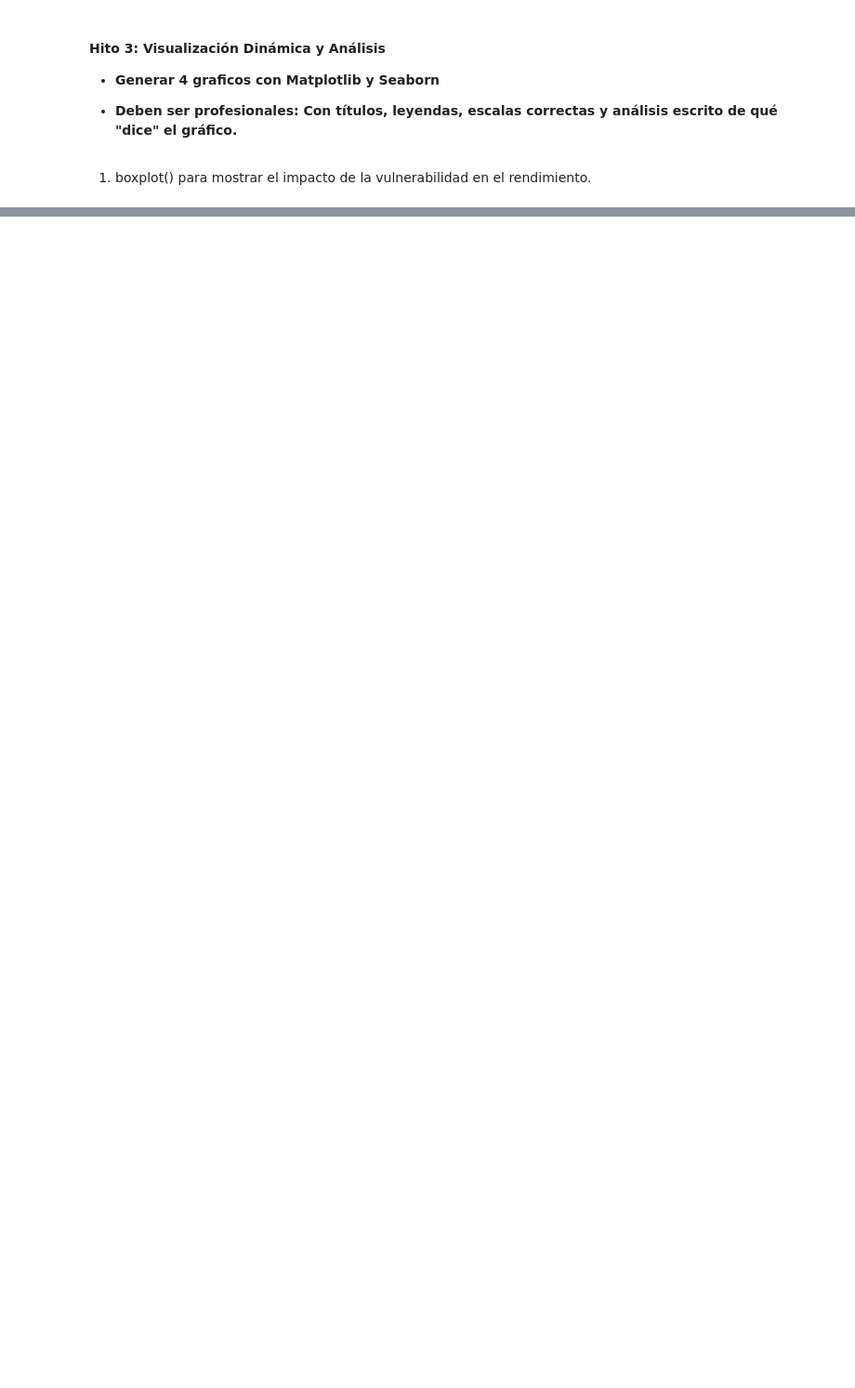
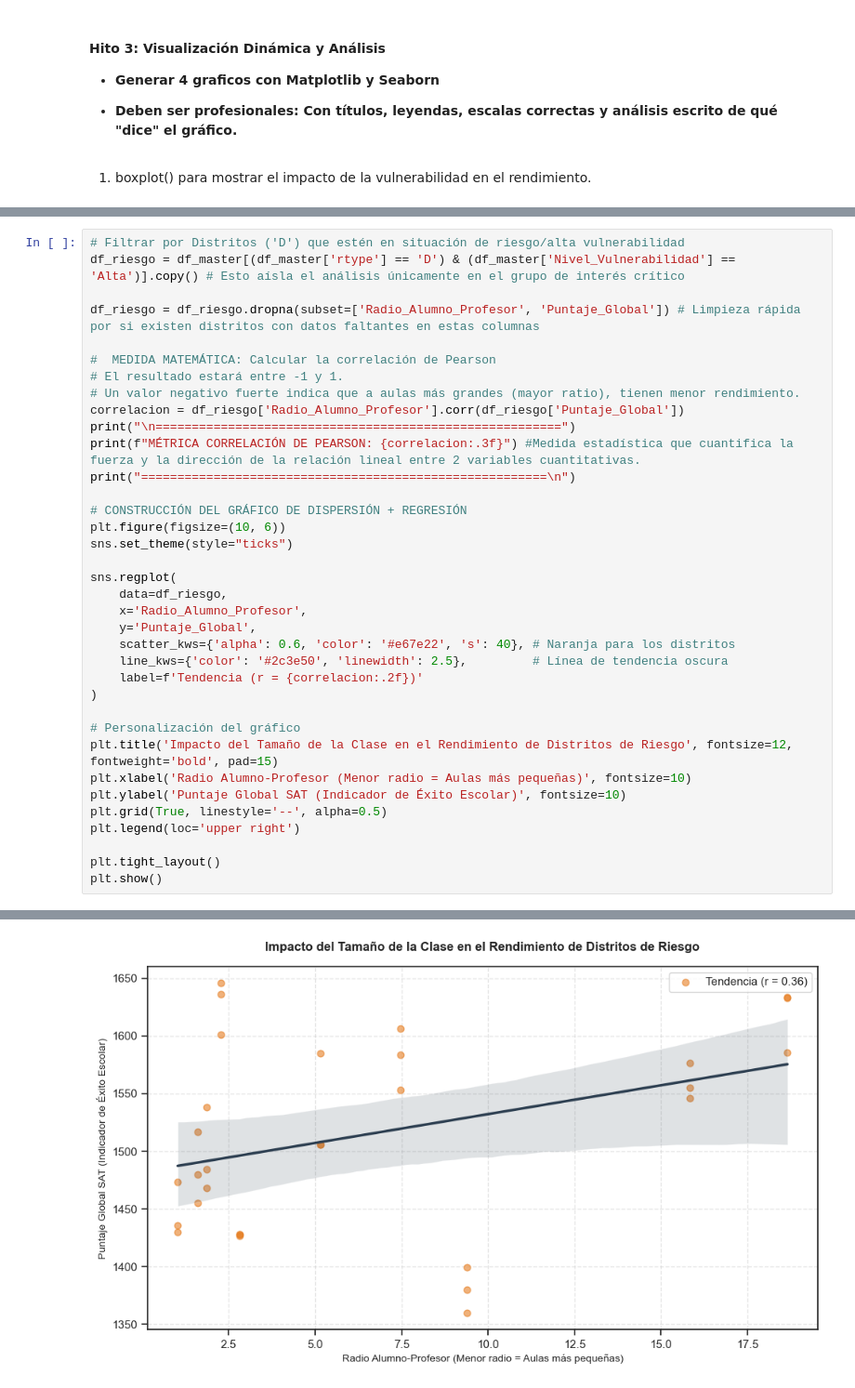
Before and after one commit to lucaGomezB/TPI-Analisis_de_Datos, a Jupyter notebook: TPI_Luca_Gomez_COM1.ipynb, the cells around one changed output, grey strips where cells are left out. Shown at 93% size. Drawn from its saved outputs; the diff is of its cells as text; blank space fills up the shorter version.

```diff
--- a/TPI_Luca_Gomez_COM1.ipynb
+++ b/TPI_Luca_Gomez_COM1.ipynb
@@ -368,0 +548,37 @@ El coeficiente de correlación de Pearson mide la fuerza y dirección de la rela
+# %%
+# Filtrar por Distritos ('D') que estén en situación de riesgo/alta vulnerabilidad
+df_riesgo = df_master[(df_master['rtype'] == 'D') & (df_master['Nivel_Vulnerabilidad'] == 'Alta')].copy() # Esto aísla el análisis únicamente en el grupo de interés crítico
+
+df_riesgo = df_riesgo.dropna(subset=['Radio_Alumno_Profesor', 'Puntaje_Global']) # Limpieza rápida por si existen distritos con datos faltantes en estas columnas
+
+#  MEDIDA MATEMÁTICA: Calcular la correlación de Pearson
+# El resultado estará entre -1 y 1.
+# Un valor negativo fuerte indica que a aulas más grandes (mayor ratio), tienen menor rendimiento.
+correlacion = df_riesgo['Radio_Alumno_Profesor'].corr(df_riesgo['Puntaje_Global'])
+print("\n========================================================")
+print(f"MÉTRICA CORRELACIÓN DE PEARSON: {correlacion:.3f}") #Medida estadística que cuantifica la fuerza y la dirección de la relación lineal entre 2 variables cuantitativas.
+print("========================================================\n")
+
+# CONSTRUCCIÓN DEL GRÁFICO DE DISPERSIÓN + REGRESIÓN
+plt.figure(figsize=(10, 6))
+sns.set_theme(style="ticks")
+
+sns.regplot(
+    data=df_riesgo,
+    x='Radio_Alumno_Profesor',
+    y='Puntaje_Global',
+    scatter_kws={'alpha': 0.6, 'color': '#e67e22', 's': 40}, # Naranja para los distritos
+    line_kws={'color': '#2c3e50', 'linewidth': 2.5},         # Línea de tendencia oscura
+    label=f'Tendencia (r = {correlacion:.2f})'
+)
+
+# Personalización del gráfico
+plt.title('Impacto del Tamaño de la Clase en el Rendimiento de Distritos de Riesgo', fontsize=12, fontweight='bold', pad=15)
+plt.xlabel('Radio Alumno-Profesor (Menor radio = Aulas más pequeñas)', fontsize=10)
+plt.ylabel('Puntaje Global SAT (Indicador de Éxito Escolar)', fontsize=10)
+plt.grid(True, linestyle='--', alpha=0.5)
+plt.legend(loc='upper right')
+
+plt.tight_layout()
+plt.show()
+# %% [output]
@@ -368,0 +588 @@ El coeficiente de correlación de Pearson mide la fuerza y dirección de la rela
+[figure, added]
```
Also changed, not shown: parts of 17 cells of this notebook, 3 other files.
